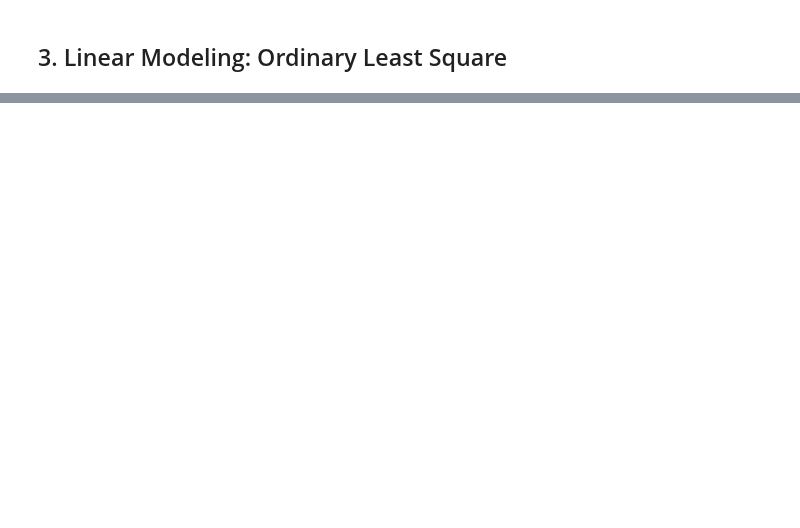
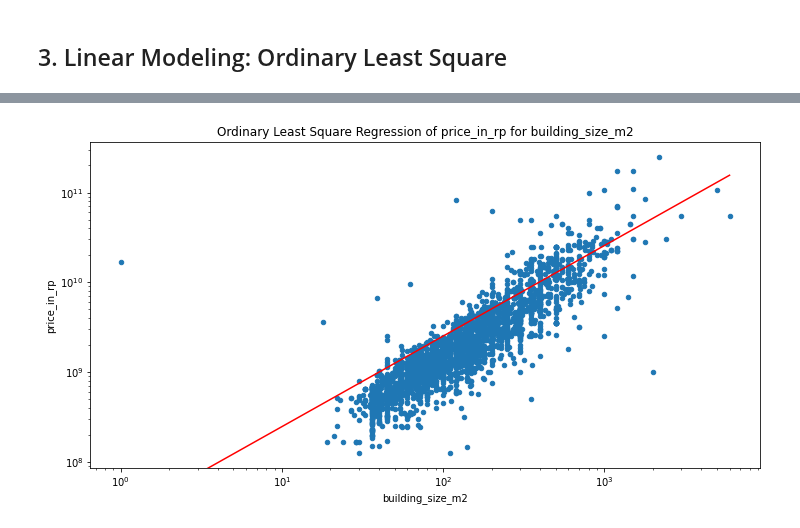
Before and after one commit to nbarizki/jabodetabekhousepricing, a Jupyter notebook: 3 - Linear Modeling of House Price.ipynb, the cells around one changed output, grey strips where cells are left out. Saved outputs shown, nothing was run; the diff lists cells and outputs as text; code cells hidden in the pictures; blank space fills up the shorter version.

```diff
--- a/3 - Linear Modeling of House Price.ipynb
+++ b/3 - Linear Modeling of House Price.ipynb
@@ -348,0 +341,14 @@ Name: lat, Length: 3146, dtype: object
+# %%
+df_train, df_test =  train_test_split(house_df, test_size=0.1, random_state=99)
+# %%
+transfd_columns = ['certificate', 'property_condition', 'furnishing']
+dataset_columns = \
+    transfd_columns + [column for column in house_df.drop(columns_to_drop, axis=1) if column not in transfd_columns]
+
+train_set_transfd = pd.DataFrame(
+    dataset_transform_pipeline.fit_transform(df_train),
+    columns=dataset_columns)
+for column in train_set_transfd:
+    train_set_transfd[column] = pd.to_numeric(train_set_transfd[column], errors='ignore')
+
+DataExploration(train_set_transfd).show_nans_or_zeroes('nans')
@@ -349,2 +440,15 @@ Name: lat, Length: 3146, dtype: object
 # %% [markdown]
 ## 3. Linear Modeling: Ordinary Least Square
+# %%
+import statsmodels.formula.api as smf
+from statsmodels.stats.anova import anova_lm
+from statsmodels.api import OLS
+from statsmodels.tools import add_constant
+
+X = train_set_transfd
+X = add_constant(X)
+# regression formula
+f = 'price_in_rp ~ building_size_m2'
+lm = smf.ols(formula=f, data=X)
+results = lm.fit()
+results.summary()
@@ -350,0 +475,20 @@ Name: lat, Length: 3146, dtype: object
+# %%
+import matplotlib.pyplot as plt
+import seaborn as sns
+
+# linear OLS
+x_linear = pd.DataFrame(
+    {'building_size_m2': [0, X['building_size_m2'].max()]}
+)
+x_linear = add_constant(x_linear)
+y_linear = results.predict(x_linear)
+
+# plot
+fig, ax = plt.subplots(figsize=(12, 6))
+X.plot(kind='scatter', x='building_size_m2', y='price_in_rp', ax=ax)
+sns.lineplot(x=x_linear['building_size_m2'], y=y_linear, color='r', ax=ax)
+ax.set_title('Ordinary Least Square Regression of price_in_rp for building_size_m2')
+ax.set_xscale('log')
+ax.set_yscale('log')
+# %% [output]
+[figure, added]
```
Also changed, not shown: parts of 23 cells of this notebook, 7 other files.
